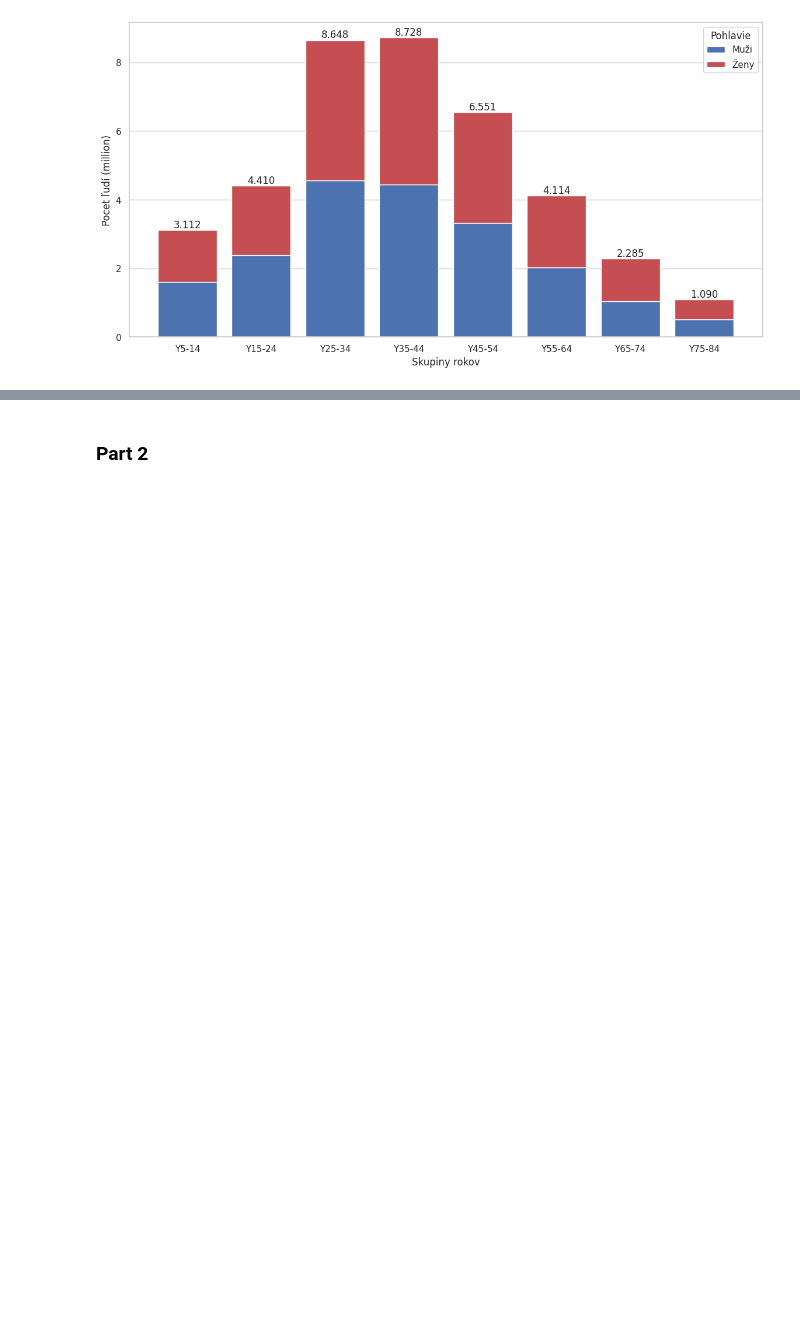
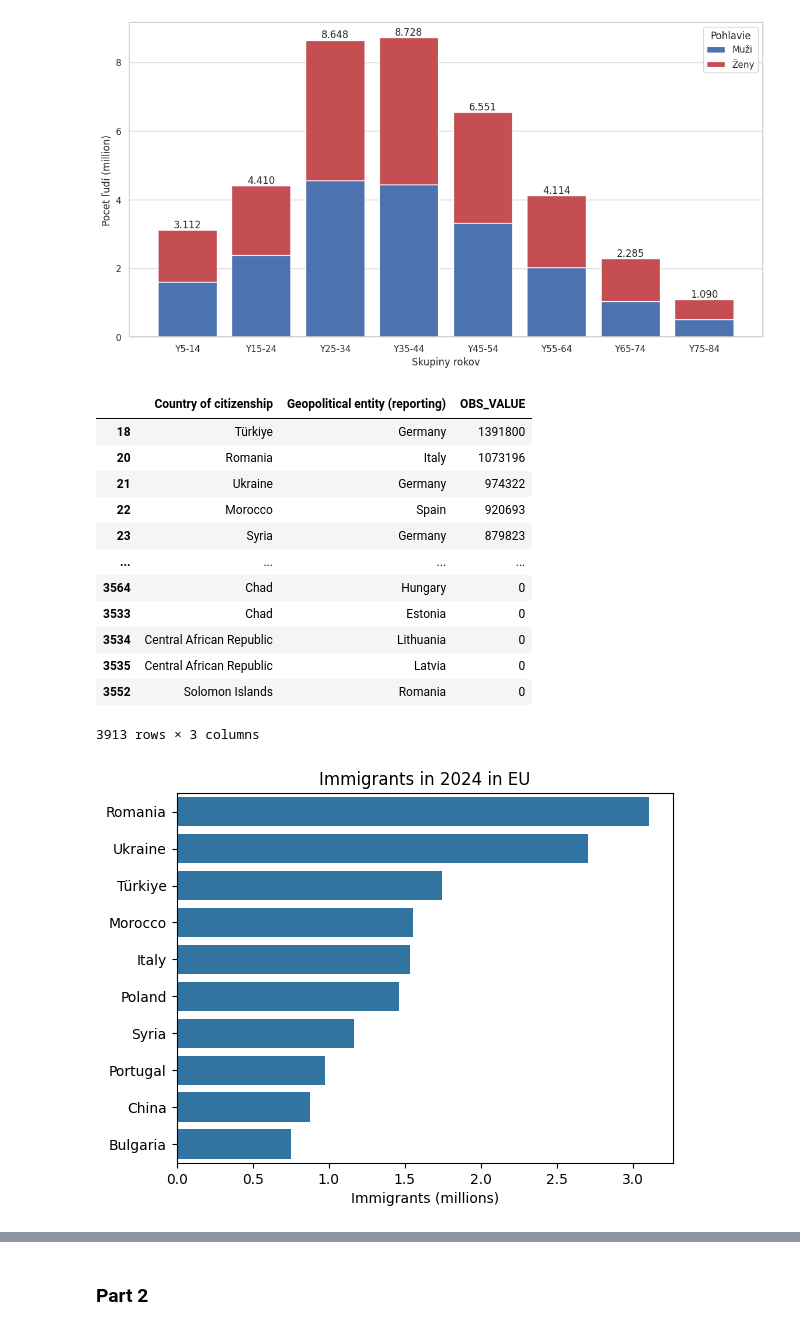
Before and after one commit to loveBeatles/datavis_project, a Jupyter notebook: group_project.ipynb, the cells around one changed output, grey strips where cells are left out. Drawn from its saved outputs; the diff is of its cells as text; code cells hidden in the pictures; blank space fills up the shorter version.

Commit message:
Два нових графіка відносно національності іммігранта

```diff
--- a/group_project.ipynb
+++ b/group_project.ipynb
@@ -410,3 +392,44 @@ axes.bar_label(female_plot, fmt='%.3f')
 pass
 # %% [output]
 [figure]
+# %%
+#хто саме іммугрує з яких країн
+url3 = "https://raw.githubusercontent.com/loveBeatles/datavis_project/main/data/total_reporty.csv"
+data = (pd.read_csv(url3)
+        .drop(['STRUCTURE','STRUCTURE_ID','STRUCTURE_NAME','freq','Time frequency','Observation value','OBS_FLAG','Observation status (Flag) V2 structure','CONF_STATUS','Confidentiality status (flag)','Time','unit','Unit of measure'],axis=1))
+#кількість іммігрантів у 2024 , та без внутрішної імміграції
+data_full_immigration_by_citizen = (data.query(
+    "TIME_PERIOD == 2024 and `Country of citizenship` != 'Geopolitical entity (reporting)'")
+)
+data_full_immigration_by_citizen = (data_full_immigration_by_citizen.groupby(['Country of citizenship','Geopolitical entity (reporting)'])['OBS_VALUE']
+                                    .sum()
+                                    .sort_values(ascending=False))
+data_full_immigration_by_citizen = data_full_immigration_by_citizen.reset_index()
+data_full_immigration_by_citizen = data_full_immigration_by_citizen[data_full_immigration_by_citizen['Country of citizenship'] != data_full_immigration_by_citizen['Geopolitical entity (reporting)']]
+data_full_immigration_by_citizen = data_full_immigration_by_citizen.sort_values(ascending=False,by='OBS_VALUE')
+display(data_full_immigration_by_citizen)
+### data_full_immigration_by_citizen це датасет получаться з іммігрантами які проживають у країні яка репортить у 2024 році.
+
+data_full_by_citizen = data_full_immigration_by_citizen.groupby('Country of citizenship')['OBS_VALUE'].sum().sort_values(ascending=False)
+### data_full_by_citizen цей датасет показує нам кількість усіх громадян певного громадянства у ЄС , які прожвивють не у своїй країні
+pre_bar_plot = data_full_by_citizen.head(10)/ 1000000
+sns.barplot(pre_bar_plot,orient='h')
+plt.xlabel('Immigrants (millions)')
+plt.ylabel('')
+plt.title('Immigrants in 2024 in EU')
+pass
+# %% [output]
+|  | Country of citizenship | Geopolitical entity (reporting) | OBS_VALUE |
+| 18 | Türkiye | Germany | 1391800 |
+| 20 | Romania | Italy | 1073196 |
+| 21 | Ukraine | Germany | 974322 |
+| 22 | Morocco | Spain | 920693 |
+| 23 | Syria | Germany | 879823 |
+| ... | ... | ... | ... |
+| 3564 | Chad | Hungary | 0 |
+| 3533 | Chad | Estonia | 0 |
+| 3534 | Central African Republic | Lithuania | 0 |
+| 3535 | Central African Republic | Latvia | 0 |
+| 3552 | Solomon Islands | Romania | 0 |
+3913 rows × 3 columns
+[figure, added]
```
Also changed, not shown: parts of 7 cells of this notebook.
